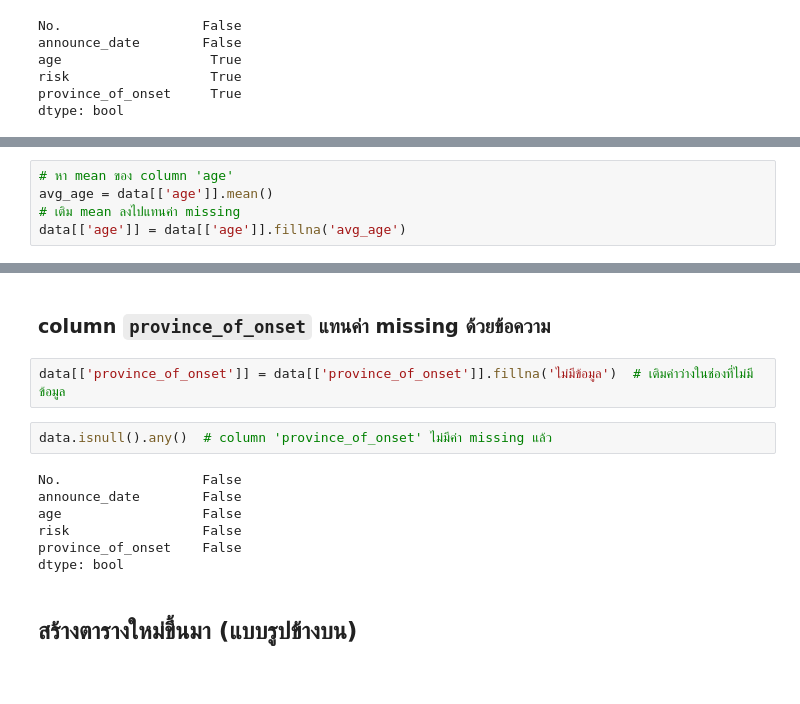
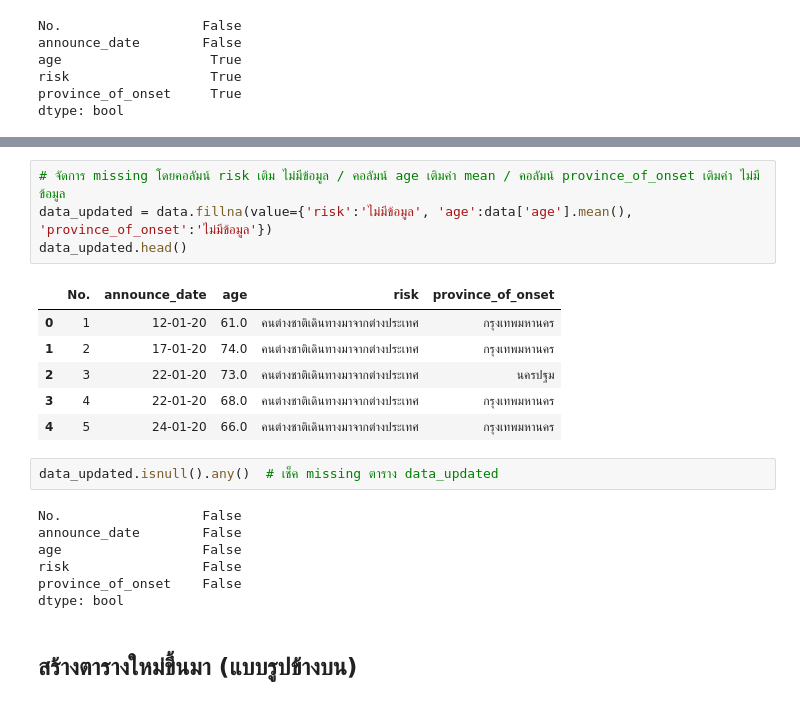
Before and after one commit to mintra-tippayaratsontorn/data_viz_2022, a Jupyter notebook: BasicPython&DataViz_midterm2022.ipynb, the cells around one changed output, grey strips where cells are left out. Drawn from its saved outputs; the diff is of its cells as text.

```diff
--- a/BasicPython&DataViz_midterm2022.ipynb
+++ b/BasicPython&DataViz_midterm2022.ipynb
@@ -100,5 +95,0 @@ dtype: bool
-# %%
-# หา mean ของ column 'age'
-avg_age = data[['age']].mean()
-# เติม mean ลงไปแทนค่า missing
-data[['age']] = data[['age']].fillna('avg_age')
@@ -127,16 +96,23 @@ dtype: bool
-# %% [markdown]
-### column `province_of_onset` แทนค่า missing ด้วยข้อความ
-# %%
-data[['province_of_onset']] = data[['province_of_onset']].fillna('ไม่มีข้อมูล')  # เติมค่าว่างในช่องที่ไม่มีข้อมูล
-# %%
-data.isnull().any()  # column 'province_of_onset' ไม่มีค่า missing แล้ว
-# %% [output]
-No.                  False
-announce_date        False
-age                  False
-risk                 False
-province_of_onset    False
-dtype: bool
+# %%
+# จัดการ missing โดยคอลัมน์ risk เติม ไม่มีข้อมูล / คอลัมน์ age เติมค่า mean / คอลัมน์ province_of_onset เติมค่า ไม่มีข้อมูล
+data_updated = data.fillna(value={'risk':'ไม่มีข้อมูล', 'age':data['age'].mean(), 'province_of_onset':'ไม่มีข้อมูล'})
+data_updated.head()
+# %% [output]
+|  | No. | announce_date | age | risk | province_of_onset |
+| 0 | 1 | 12-01-20 | 61.0 | คนต่างชาติเดินทางมาจากต่างประเทศ | กรุงเทพมหานคร |
+| 1 | 2 | 17-01-20 | 74.0 | คนต่างชาติเดินทางมาจากต่างประเทศ | กรุงเทพมหานคร |
+| 2 | 3 | 22-01-20 | 73.0 | คนต่างชาติเดินทางมาจากต่างประเทศ | นครปฐม |
+| 3 | 4 | 22-01-20 | 68.0 | คนต่างชาติเดินทางมาจากต่างประเทศ | กรุงเทพมหานคร |
+| 4 | 5 | 24-01-20 | 66.0 | คนต่างชาติเดินทางมาจากต่างประเทศ | กรุงเทพมหานคร |
+# %%
+data_updated.isnull().any()  # เช็ค missing ตาราง data_updated
+# %% [output]
+No.                  False
+announce_date        False
+age                  False
+risk                 False
+province_of_onset    False
+dtype: bool
 # %% [markdown]
 ## สร้างตารางใหม่ขึ้นมา (แบบรูปข้างบน)
 # %%
```
Also changed, not shown: parts of 184 cells of this notebook.
